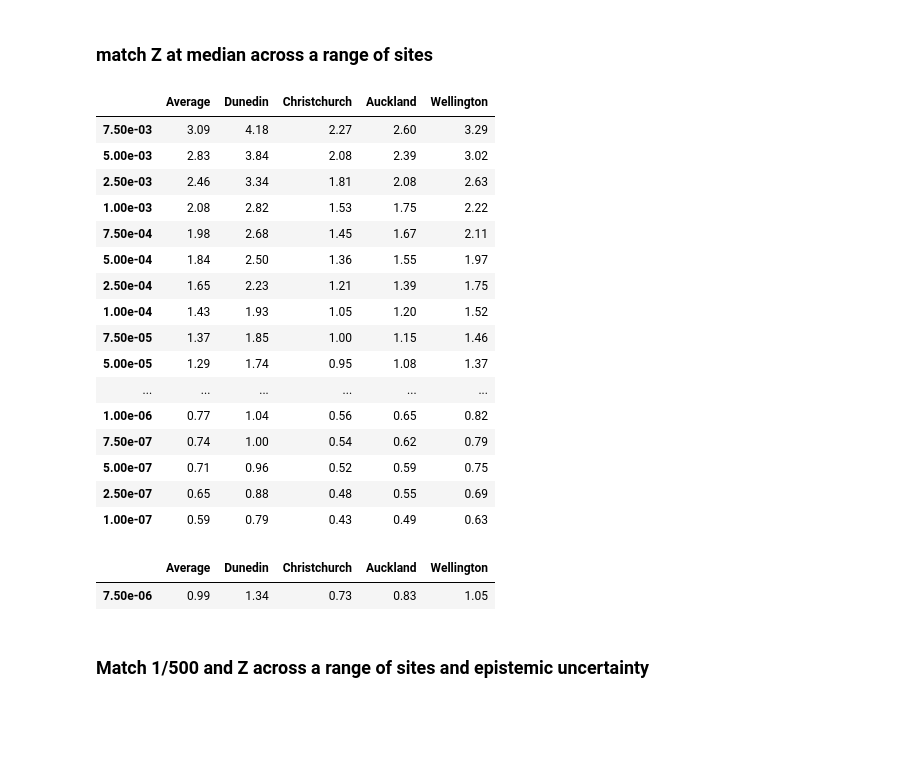
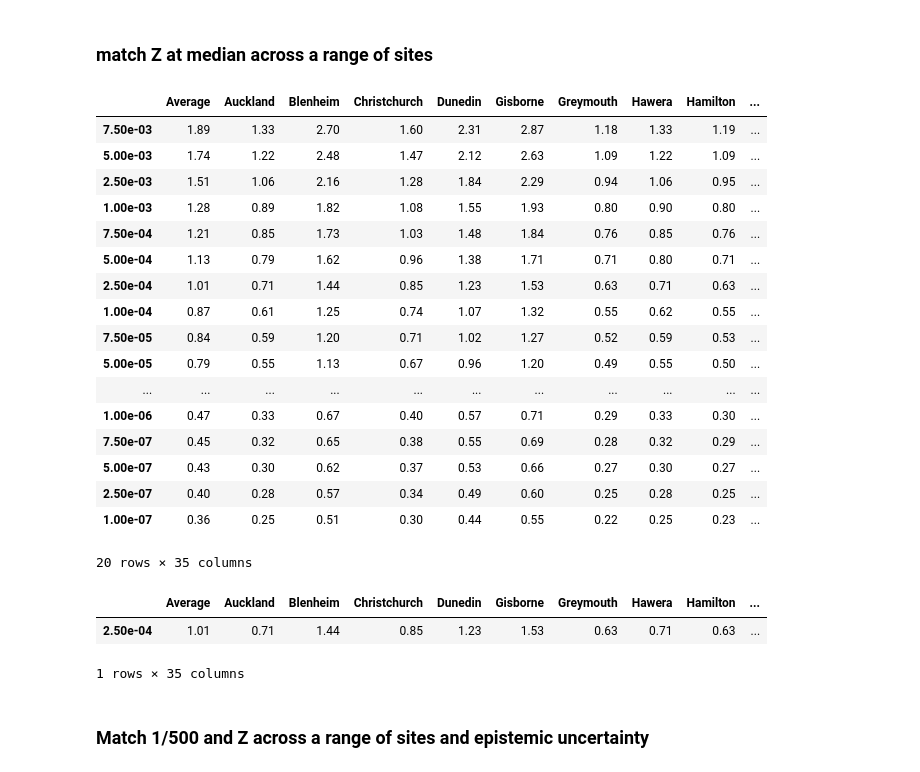
Before and after one commit to GNS-Science/risk-targeted-hazard, a Jupyter notebook: design_point_selection.ipynb, the cells around one changed output. Drawn from its saved outputs; the diff is of its cells as text; code cells hidden in the pictures; blank space fills up the shorter version.

```diff
--- a/design_point_selection.ipynb
+++ b/design_point_selection.ipynb
@@ -20,0 +22,7 @@ hazard_rps = results['hazard_design']['hazard_rps']
+# %%
+# load results dictionary from pickle object
+filename = str(Path(folder,f'design_{oq_id}.pkl'))
+filename = 'data_0pt5.pkl'
+f = open(filename, "rb")
+results = pk.load(f)
+f.close()
@@ -80,7 +95,7 @@ imt_idx = list(imtls.keys()).index(imt)
 rp_idx = hazard_rps.index(target_rp)
 q_idx = quantiles.index(q) + 1  # the first stat is mean and the quantiles follow it.
 
-Z = site_Z_values[site]
+Z = NZS1170pt5.site_Z_values[site]
 R = NZS1170_R_dict[500]
 soil = 'C'
 target_im = Z * R * Ch.loc[period,soil]
@@ -150,51 +167,53 @@ risk_assumptions['1/500_Median'] = {'risk_target':risk_target,
 # %%
 imt_idx = list(imtls.keys()).index(imt)
 rp_idx = hazard_rps.index(target_rp)
 q_idx = quantiles.index(q) + 1  # the first stat is mean and the quantiles follow it.
 
 R = NZS1170_R_dict[500]
 soil = 'C'
 
 risk_coeff = np.zeros([len(sites),len(discrete_options)])
 for site in locations:
     site_idx = sites.loc[site,'sids']
     median = fragility_medians_stats[site_idx,imt_idx,rs_idx,q_idx]
 
-    Z = site_Z_values[site]
+    Z = NZS1170pt5.site_Z_values[site]
     target_im = Z * R * Ch.loc[period,soil]
 
     potential_ims = stats.lognorm(beta, scale=median).ppf(discrete_options)
     risk_coeff[site_idx,:] = potential_ims / target_im
 
 risk_coeff = pd.DataFrame(np.transpose(risk_coeff),index=discrete_options,columns=locations)
-risk_coeff.insert(0,'Average',np.average(risk_coeff,axis=1))
+risk_coeff.insert(0,'Average',np.nanmean(risk_coeff,axis=1))
 risk_coeff
 design_point = risk_coeff.index[np.abs(risk_coeff['Average']-1).argmin()]
 risk_coeff.loc[design_point:design_point,:]
 
 risk_assumptions['Z_Median'] = {'risk_target':risk_target,
                                 'design_point':design_point,
                                 'beta':beta}
 # %% [output]
-|  | Average | Dunedin | Christchurch | Auckland | Wellington |
-| 7.50e-03 | 3.09 | 4.18 | 2.27 | 2.60 | 3.29 |
-| 5.00e-03 | 2.83 | 3.84 | 2.08 | 2.39 | 3.02 |
-| 2.50e-03 | 2.46 | 3.34 | 1.81 | 2.08 | 2.63 |
-| 1.00e-03 | 2.08 | 2.82 | 1.53 | 1.75 | 2.22 |
-| 7.50e-04 | 1.98 | 2.68 | 1.45 | 1.67 | 2.11 |
-| 5.00e-04 | 1.84 | 2.50 | 1.36 | 1.55 | 1.97 |
-| 2.50e-04 | 1.65 | 2.23 | 1.21 | 1.39 | 1.75 |
-| 1.00e-04 | 1.43 | 1.93 | 1.05 | 1.20 | 1.52 |
-| 7.50e-05 | 1.37 | 1.85 | 1.00 | 1.15 | 1.46 |
-| 5.00e-05 | 1.29 | 1.74 | 0.95 | 1.08 | 1.37 |
-| ... | ... | ... | ... | ... | ... |
-| 1.00e-06 | 0.77 | 1.04 | 0.56 | 0.65 | 0.82 |
-| 7.50e-07 | 0.74 | 1.00 | 0.54 | 0.62 | 0.79 |
-| 5.00e-07 | 0.71 | 0.96 | 0.52 | 0.59 | 0.75 |
-| 2.50e-07 | 0.65 | 0.88 | 0.48 | 0.55 | 0.69 |
-| 1.00e-07 | 0.59 | 0.79 | 0.43 | 0.49 | 0.63 |
+|  | Average | Auckland | Blenheim | Christchurch | Dunedin | Gisborne | Greymouth | Hawera | Hamilton | ... |
+| 7.50e-03 | 1.89 | 1.33 | 2.70 | 1.60 | 2.31 | 2.87 | 1.18 | 1.33 | 1.19 | ... |
+| 5.00e-03 | 1.74 | 1.22 | 2.48 | 1.47 | 2.12 | 2.63 | 1.09 | 1.22 | 1.09 | ... |
+| 2.50e-03 | 1.51 | 1.06 | 2.16 | 1.28 | 1.84 | 2.29 | 0.94 | 1.06 | 0.95 | ... |
+| 1.00e-03 | 1.28 | 0.89 | 1.82 | 1.08 | 1.55 | 1.93 | 0.80 | 0.90 | 0.80 | ... |
+| 7.50e-04 | 1.21 | 0.85 | 1.73 | 1.03 | 1.48 | 1.84 | 0.76 | 0.85 | 0.76 | ... |
+| 5.00e-04 | 1.13 | 0.79 | 1.62 | 0.96 | 1.38 | 1.71 | 0.71 | 0.80 | 0.71 | ... |
+| 2.50e-04 | 1.01 | 0.71 | 1.44 | 0.85 | 1.23 | 1.53 | 0.63 | 0.71 | 0.63 | ... |
+| 1.00e-04 | 0.87 | 0.61 | 1.25 | 0.74 | 1.07 | 1.32 | 0.55 | 0.62 | 0.55 | ... |
+| 7.50e-05 | 0.84 | 0.59 | 1.20 | 0.71 | 1.02 | 1.27 | 0.52 | 0.59 | 0.53 | ... |
+| 5.00e-05 | 0.79 | 0.55 | 1.13 | 0.67 | 0.96 | 1.20 | 0.49 | 0.55 | 0.50 | ... |
+| ... | ... | ... | ... | ... | ... | ... | ... | ... | ... | ... |
+| 1.00e-06 | 0.47 | 0.33 | 0.67 | 0.40 | 0.57 | 0.71 | 0.29 | 0.33 | 0.30 | ... |
+| 7.50e-07 | 0.45 | 0.32 | 0.65 | 0.38 | 0.55 | 0.69 | 0.28 | 0.32 | 0.29 | ... |
+| 5.00e-07 | 0.43 | 0.30 | 0.62 | 0.37 | 0.53 | 0.66 | 0.27 | 0.30 | 0.27 | ... |
+| 2.50e-07 | 0.40 | 0.28 | 0.57 | 0.34 | 0.49 | 0.60 | 0.25 | 0.28 | 0.25 | ... |
+| 1.00e-07 | 0.36 | 0.25 | 0.51 | 0.30 | 0.44 | 0.55 | 0.22 | 0.25 | 0.23 | ... |
+20 rows × 35 columns
-|  | Average | Dunedin | Christchurch | Auckland | Wellington |
-| 7.50e-06 | 0.99 | 1.34 | 0.73 | 0.83 | 1.05 |
+|  | Average | Auckland | Blenheim | Christchurch | Dunedin | Gisborne | Greymouth | Hawera | Hamilton | ... |
+| 2.50e-04 | 1.01 | 0.71 | 1.44 | 0.85 | 1.23 | 1.53 | 0.63 | 0.71 | 0.63 | ... |
+1 rows × 35 columns
 # %% [markdown]
 ### Match 1/500 and Z across a range of sites and epistemic uncertainty
 # %%
```
Also changed, not shown: parts of 9 cells of this notebook.
